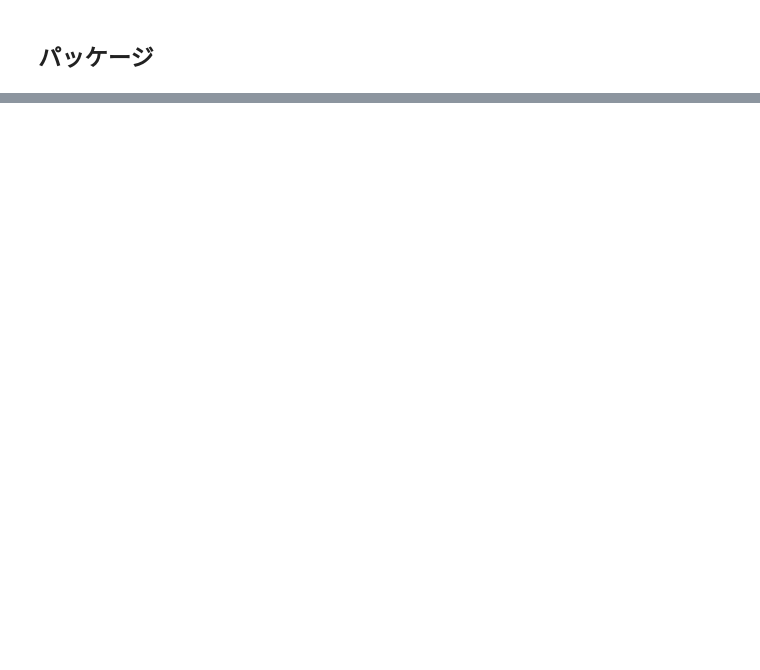
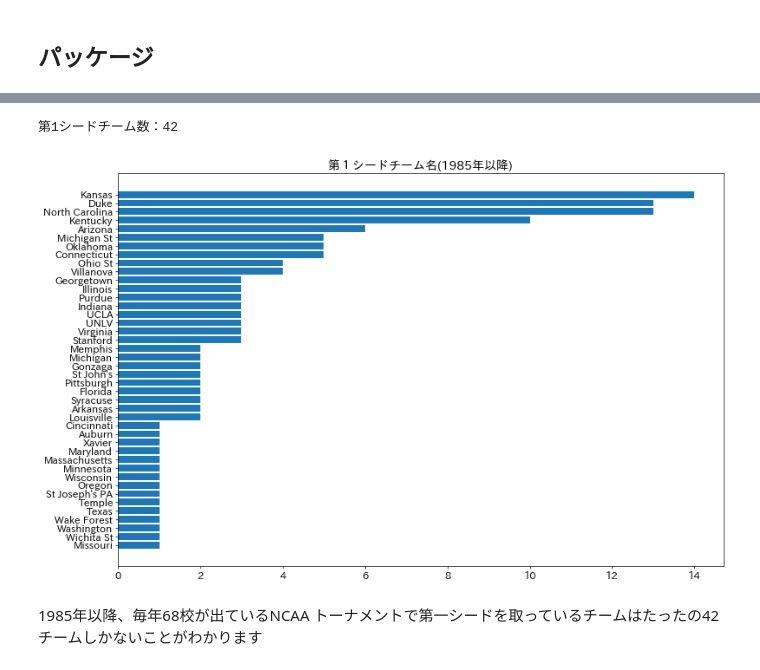
Before and after one commit to idsts2670/kaggle, a Jupyter notebook: mens-machine-learning-competition-2018/ncaa-mens.ipynb, the cells around one changed output, grey strips where cells are left out. Cells and saved outputs as stored; diff of their text form; code cells hidden in the pictures; blank space fills up the shorter version.

```diff
--- a/mens-machine-learning-competition-2018/ncaa-mens.ipynb
+++ b/mens-machine-learning-competition-2018/ncaa-mens.ipynb
@@ -57,0 +130,3 @@ from pandas_profiling import ProfileReport
+# %%
+teams = pd.read_csv('data/DataFiles/Teams.csv')
+teams
@@ -57,0 +714,15 @@ from pandas_profiling import ProfileReport
+# %%
+# `Seed` カラムから地域情報を取り除く
+def seed_to_int(seed):
+    s_int = int(seed[1:3])
+    return s_int
+
+# 元のdfはいじりたくないから、コピーを作る
+df_seed = tourneyseeds.copy()
+
+# `Seed` の順位のみを `seed_int` として格納する
+df_seed['seed_int'] = df_seed['Seed'].apply(seed_to_int)
+
+# 元の `Seed` は除去する
+df_seed.drop(labels=['Seed'], inplace=True, axis=1)
+df_seed
@@ -57,0 +922,10 @@ from pandas_profiling import ProfileReport
+# %%
+# 実際の学習には不要ですが、わかりやすさのために各チームの名前 `team` を追加します.
+df_teams = teams.copy()
+df_teams.drop(labels=['FirstD1Season', 'LastD1Season'], inplace=True, axis=1)
+df_winteams = df_teams.rename(columns={TeamID: 'WTeamID', 'TeamName':'WTeamName'})
+df_lossteams = df_teams.rename(columns={TeamID: 'LTeamID', 'TeamName':'LTeamName'})
+
+df_concat = pd.merge(left=df_concat, right=df_winteams, how='left', on=['WTeamID'])
+df_concat = pd.merge(left=df_concat, right=df_lossteams, how='left', on=['LTeamID'])
+df_concat
@@ -57,0 +962,14 @@ from pandas_profiling import ProfileReport
+# %%
+# 1985年以降のNo.1 シードの数
+TeamID = 'TeamID'
+seed_dummy = pd.merge(left=df_seed, right=df_teams, how='left', on=TeamID)
+seed_temp = seed_dummy[seed_dummy['seed_int'] == 1].groupby([TeamID, 'TeamName']).sum().reset_index()[[TeamID, 'TeamName', 'seed_int']].rename(columns={'seed_int': 'number1_seed'}).sort_values('number1_seed')
+fig = plt.figure(figsize=(15, 10), dpi=60)
+plt.barh(seed_temp['TeamName'], seed_temp['number1_seed'], align='center')
+plt.title('第１シードチーム名(1985年以降)')
+print(f'第1シードチーム数：{len(seed_temp)}')
+# %% [output]
+第1シードチーム数：42
+[figure, added]
+# %% [markdown]
+1985年以降、毎年68校が出ているNCAA トーナメントで第一シードを取っているチームはたったの42チームしかないことがわかります
```
Also changed, not shown: parts of 87 cells of this notebook, 1 other file.
